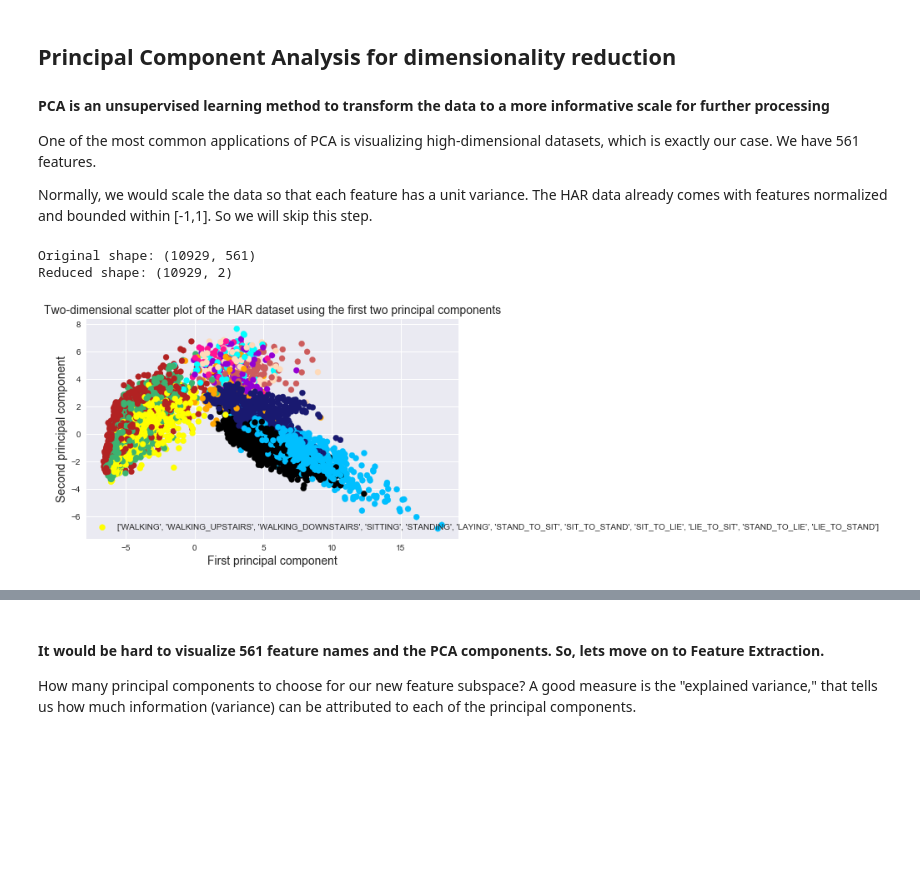
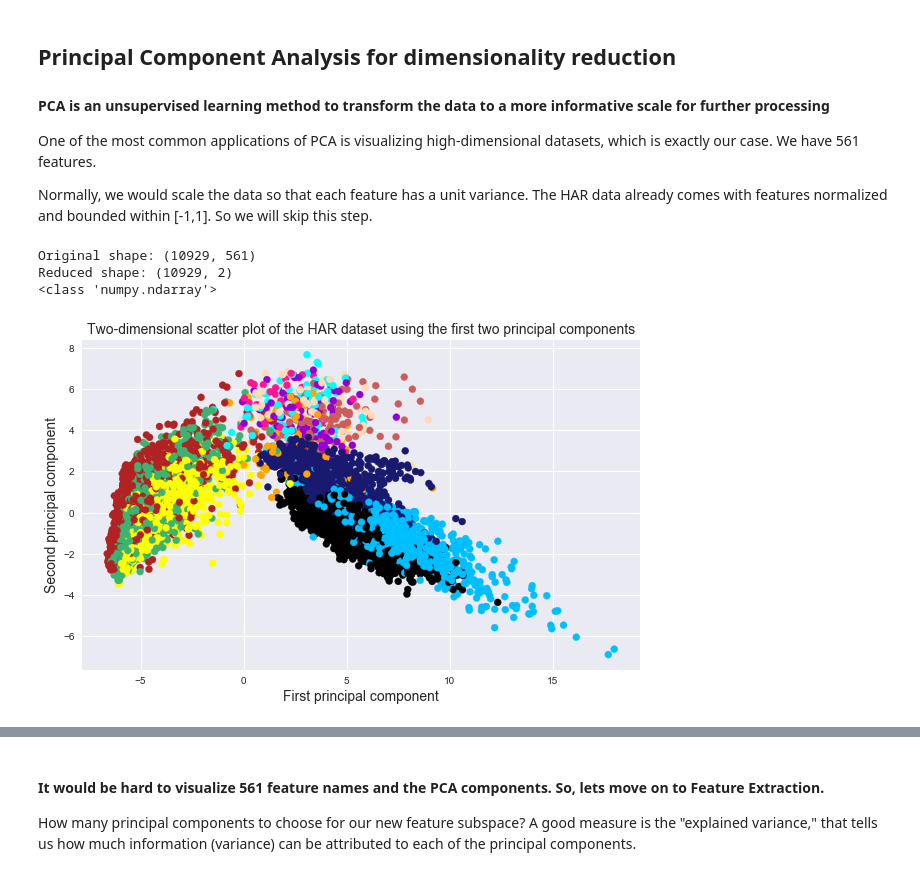
Before and after one commit to mesolmaz/capstone, a Jupyter notebook: HAR_dataset_EDA_and_PCA.ipynb, the cells around one changed output, grey strips where cells are left out. Drawn from its saved outputs; the diff is of its cells as text; code cells hidden in the pictures; blank space fills up the shorter version.

```diff
--- a/HAR_dataset_EDA_and_PCA.ipynb
+++ b/HAR_dataset_EDA_and_PCA.ipynb
@@ -253,11 +253,15 @@ plt.show()
 # %% [markdown]
 We can also use boxplot to look at statistics about the 12 activities.
 # %%
-bp = target_subject_table.transpose().plot(kind='box', notch=0, sym='+', vert=1, whis=1.5, figsize=(12, 5), fontsize=14)
+import seaborn as sns
+fig = plt.figure()
+sns.set_style("dark")
+bp = target_subject_table.transpose().plot(kind='box', notch=0, sym='+', vert=1, whis=1.8, figsize=(14, 8), fontsize=16)
 plt.subplots_adjust(left=0.075, right=0.95, top=0.9, bottom=0.25)
-
 bp.yaxis.grid(True, linestyle='-', which='major', color='lightgrey',alpha=0.9)
+bp.set_ylabel('Average Activity Counts', fontsize=26)
 bp.set_axisbelow(True)
 plt.xticks(rotation=60)
 plt.show()
+fig.savefig('plot.png')
 # %% [output]
@@ -282,41 +288,49 @@ pca.fit(X)
 X_pca = pca.transform(X)
 print("Original shape: {}".format(str(X.shape)))
 print("Reduced shape: {}".format(str(X_pca.shape)))
+print(type(X_pca))
 # %% [output]
 Original shape: (10929, 561)
 Reduced shape: (10929, 2)
+<class 'numpy.ndarray'>
 # %%
 import seaborn as sns
 # plot first vs. second principal component, colored by class
 
 # sns.pairplot(X_pca[:, 0], X_pca[:, 1], data=X, hue=y, size=5)
 # colors =['D', 'D', 'D', 'E', 'E', 'E', 'F', 'F', 'F', 'G', 'G', 'G']
 
 #labels = {1: 'WALKING', 2: 'WALKING_UPSTAIRS', 3: 'WALKING_DOWNSTAIRS', 4: 'SITTING',
 #          5: 'STANDING', 6: 'LAYING', 7: 'STAND_TO_SIT', 8: 'SIT_TO_STAND',
 #          9: 'SIT_TO_LIE', 10: 'LIE_TO_SIT', 11: 'STAND_TO_LIE', 12: 'LIE_TO_STAND'}
 
 labels = ['WALKING', 'WALKING_UPSTAIRS', 'WALKING_DOWNSTAIRS', 'SITTING',
           'STANDING', 'LAYING', 'STAND_TO_SIT', 'SIT_TO_STAND',
           'SIT_TO_LIE', 'LIE_TO_SIT', 'STAND_TO_LIE', 'LIE_TO_STAND']
 
 colors = {'WALKING':'#000000', 'WALKING_UPSTAIRS':'#191970', 'WALKING_DOWNSTAIRS':'#00bfff', 'SITTING':'#3cb371',
          'STANDING':'#ffff00', 'LAYING':'#b22222', 'STAND_TO_SIT':'#ffa500', 'SIT_TO_STAND':'#ff1493',
          'SIT_TO_LIE':'#9400d3', 'LIE_TO_SIT':'#00ffff', 'STAND_TO_LIE':'#cd5c5c', 'LIE_TO_STAND':'#ffdab9'}
 
 #plt.figure(figsize=(8, 8))
-fig=plt.figure(figsize=(8, 8))
+fig=plt.figure(figsize=(10, 8))
 ax1=fig.add_subplot(111)
 ax1.scatter(X_pca[:, 0], X_pca[:, 1], c=y['target_activity'].apply(lambda x: colors[x]), label = labels)
 plt.gca().set_aspect("equal")
 plt.xlabel("First principal component", fontsize=14)
 plt.ylabel("Second principal component", fontsize=14)
 plt.title("Two-dimensional scatter plot of the HAR dataset using the first two principal components", fontsize=14)
-plt.legend()
+# plt.legend()
+# ax1.legend(loc='center left',bbox_to_anchor=(1, 0.5))
 #plt.legend(loc='upper center', bbox_to_anchor=(1.45, 0.8), shadow=True, ncol=1)
+
+# sns.set(font_scale = 2)
+# ax = sns.pairplot(x_vars=["Height"], y_vars=["Weight"], data=dflog, hue="Gender", size=6)
+# ax.set(xlabel='Height', ylabel='Weight')
+
 plt.show()
 # %% [output]
-[figure, old version]
+[figure, new version]
 # %%
 print("PCA component shape: {}".format(pca.components_.shape))
 print("PCA components:\n{}".format(pca.components_))
```
Also changed, not shown: parts of 28 cells of this notebook.
